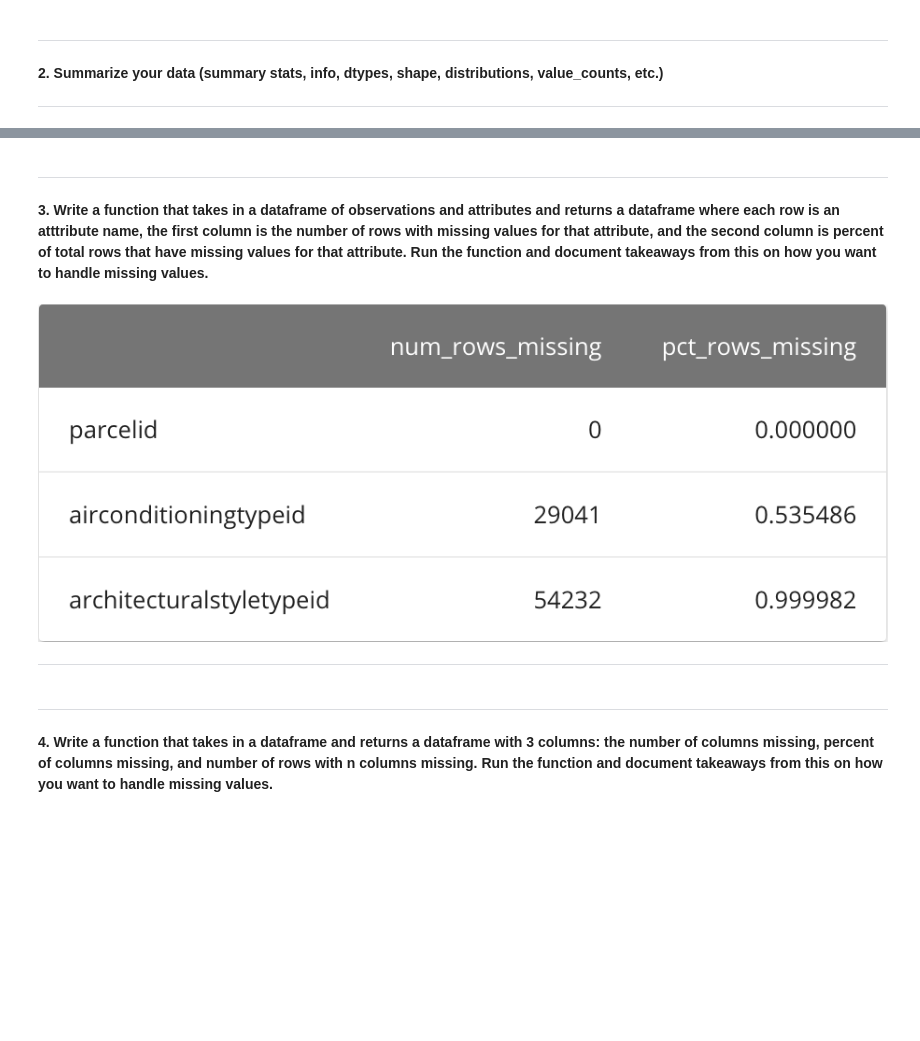
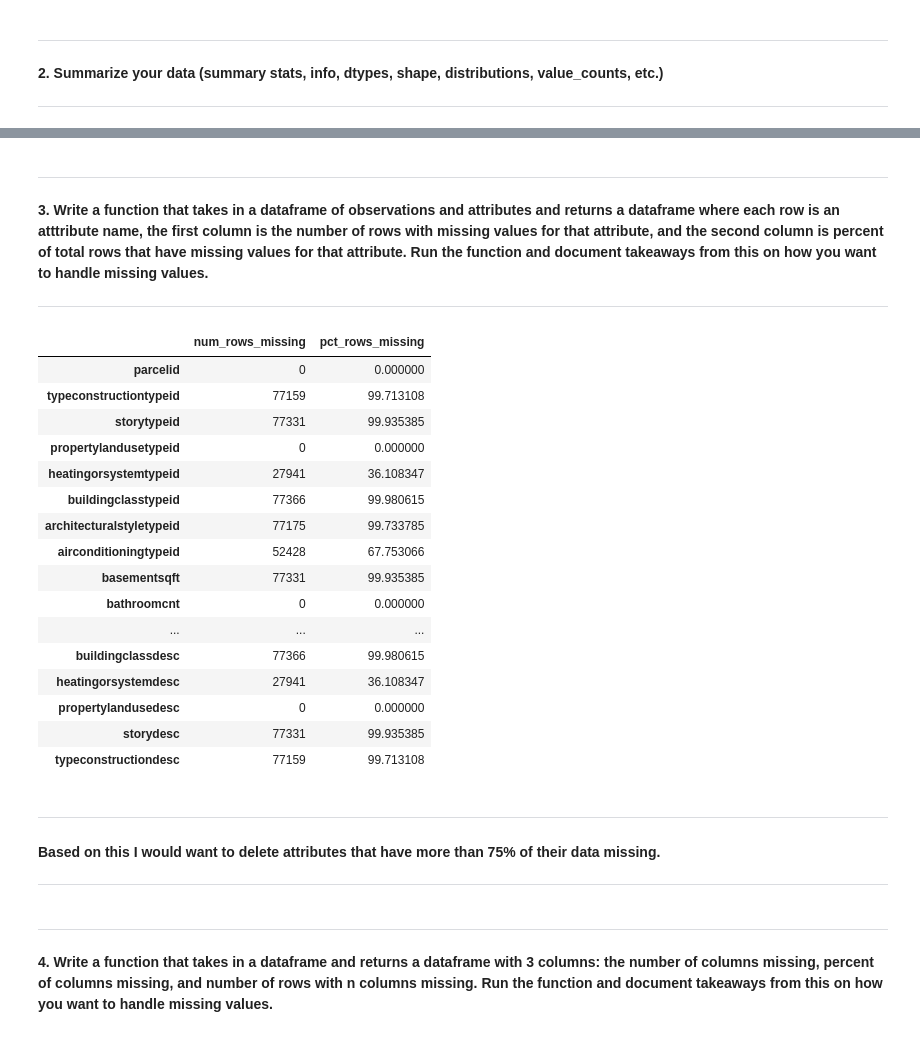
Before and after one commit to CSolitaire/clustering-exercises, a Jupyter notebook: zillow.ipynb, the cells around one changed output, grey strips where cells are left out. Drawn from its saved outputs; the diff is of its cells as text; code cells hidden in the pictures; blank space fills up the shorter version.

```diff
--- a/zillow.ipynb
+++ b/zillow.ipynb
@@ -175,18 +173,40 @@ Name: buildingclasstypeid, dtype: int64
 
 **3. Write a function that takes in a dataframe of observations and attributes and returns a dataframe where each row is an atttribute name, the first column is the number of rows with missing values for that attribute, and the second column is percent of total rows that have missing values for that attribute. Run the function and document takeaways from this on how you want to handle missing values.**
 
-![image.png](attachment:image.png)
-
 ***
 # %%
-def count_and_percent_missing(df):
+def count_and_percent_missing_row(df):
     percent_missing = df.isnull().sum() * 100 / len(df)
     total_missing = df.isnull().sum()
-    missing_value_df = pd.DataFrame({'total_missing': total_missing,
-                                     'percent_missing': percent_missing})
+    missing_value_df = pd.DataFrame({'num_rows_missing': total_missing,
+                                     'pct_rows_missing': percent_missing})
     return missing_value_df
 # %%
-count_and_percent_missing(df)
+count_and_percent_missing_row(df)
+# %% [output]
+|  | num_rows_missing | pct_rows_missing |
+| parcelid | 0 | 0.000000 |
+| typeconstructiontypeid | 77159 | 99.713108 |
+| storytypeid | 77331 | 99.935385 |
+| propertylandusetypeid | 0 | 0.000000 |
+| heatingorsystemtypeid | 27941 | 36.108347 |
+| buildingclasstypeid | 77366 | 99.980615 |
+| architecturalstyletypeid | 77175 | 99.733785 |
+| airconditioningtypeid | 52428 | 67.753066 |
+| basementsqft | 77331 | 99.935385 |
+| bathroomcnt | 0 | 0.000000 |
+| ... | ... | ... |
+| buildingclassdesc | 77366 | 99.980615 |
+| heatingorsystemdesc | 27941 | 36.108347 |
+| propertylandusedesc | 0 | 0.000000 |
+| storydesc | 77331 | 99.935385 |
+| typeconstructiondesc | 77159 | 99.713108 |
+# %% [markdown]
+***
+
+#### Based on this I would want to delete attributes that have more than 75% of their data missing.
+
+***
 # %% [markdown]
 ***
 
```
Also changed, not shown: parts of 11 cells of this notebook.
